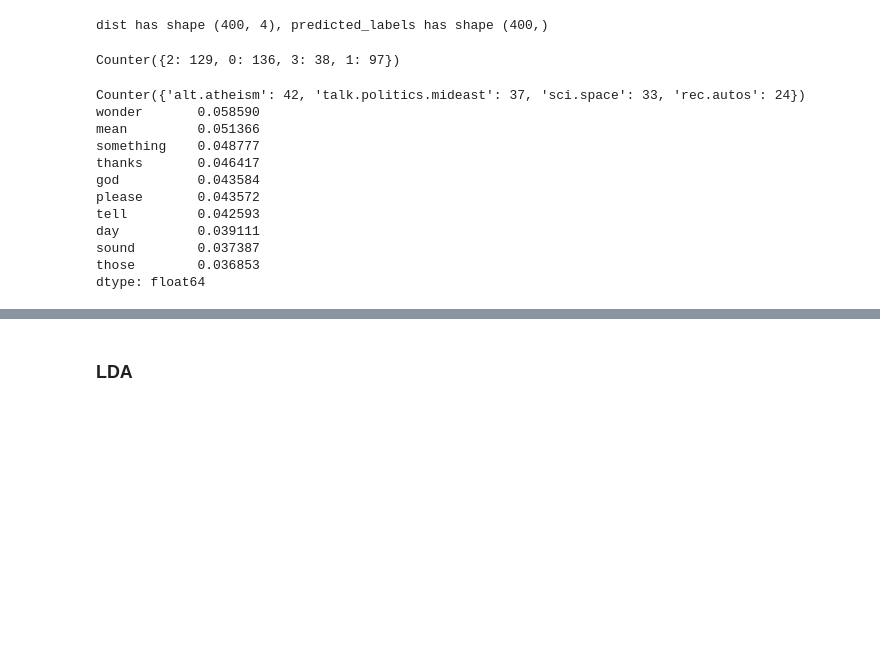
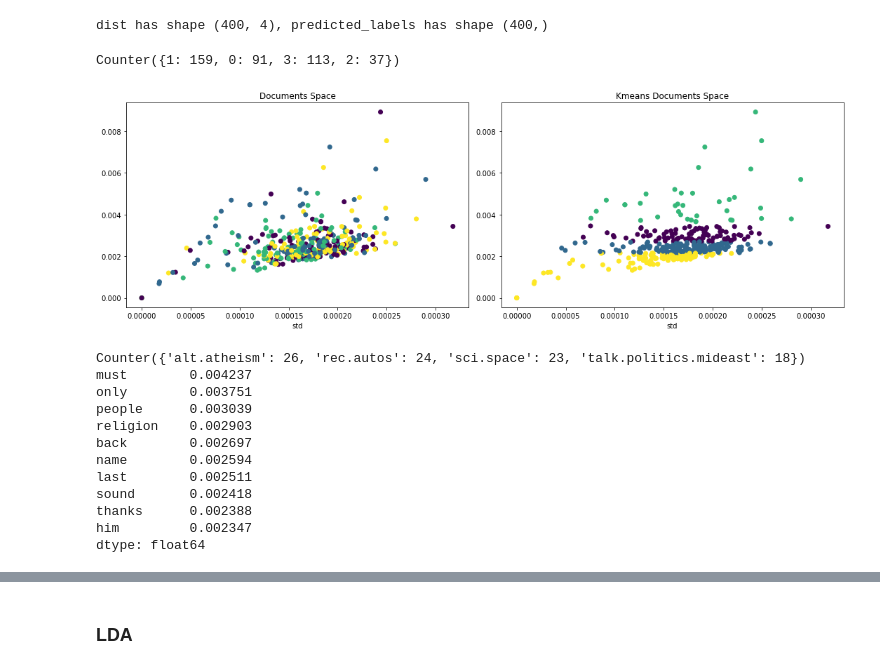
Before and after one commit to iamr0b0tx/topic_modeler, a Jupyter notebook: topic_modeler.ipynb, the cells around one changed output, grey strips where cells are left out. Drawn from its saved outputs; the diff is of its cells as text; code cells hidden in the pictures; blank space fills up the shorter version.

```diff
--- a/topic_modeler.ipynb
+++ b/topic_modeler.ipynb
@@ -260,3 +257,5 @@ doc_word_distr = word_doc_frequency * word_weight
+# %%
+doc_word_distr = word_doc_frequency_norm * word_weight
 # %%
 doc_index = 13
 word_doc_frequency_norm.iloc[doc_index].sort_values(ascending=False).head(10)
@@ -325,9 +290,9 @@ for di in range(len(doc_word_distr.index)):
 # %% [markdown]
 ### Define Latent partitions
 # %%
-# reduction = None
+reduction = None
 # reduction = "pca"
-reduction = "normal"
+# reduction = "normal"
 
 if reduction is None:
     columns = doc_word_distr.columns
@@ -338,7 +303,7 @@ if reduction == "pca":
     columns = list(range(num_of_components))
 
     pca = PCA(n_components=num_of_components, whiten=True)
-    x_new = param_values = pca.fit_transform(doc_word_distr)
+    param_values = pca.fit_transform(doc_word_distr)
 
 if reduction == "normal":
     columns = ["mean", "std"]
@@ -367,0 +327,7 @@ plt.show()
+# %%
+doc_entropy = pd.DataFrame(data=np.nan_to_num(calculate_entropy(doc_word_distr.T, base=2)), columns=[0], index=distr_params.index)[0]
+
+# doc_weight = pd.DataFrame(data=gaussian2(doc_entropy), columns=[0], index=distr_params.index)[0]
+doc_weight = pd.DataFrame(data=gaussian(doc_entropy - doc_entropy.mean()), columns=[0], index=distr_params.index)[0]
+
+doc_weight = doc_weight / doc_weight.sum()
@@ -408,4 +386,4 @@ Name: 263, dtype: float64
 # %%
-kmeans_model = KMeans(n_clusters=num_of_topics, random_state=0).fit(distr_params)
+# kmeans_model = KMeans(n_clusters=num_of_topics, random_state=0).fit(distr_params)
 # kmeans_model = KMeans(n_clusters=num_of_topics, random_state=0).fit(distr_params, sample_weight=distr_params.std(1))
-# kmeans_model = KMeans(n_clusters=num_of_topics, random_state=0).fit(distr_params, sample_weight=doc_trust_factor)
+kmeans_model = KMeans(n_clusters=num_of_topics, random_state=0).fit(distr_params, sample_weight=doc_weight)
@@ -436,7 +398,25 @@ dist has shape (400, 4), predicted_labels has shape (400,)
 # %%
 Counter(predicted_labels)
 # %% [output]
-Counter({2: 129, 0: 136, 3: 38, 1: 97})
+Counter({1: 159, 0: 91, 3: 113, 2: 37})
+# %%
+fig = plt.figure(figsize=(15,5), tight_layout=True)
+ax1 = fig.add_subplot(121)
+ax2 = fig.add_subplot(122)
+
+ax1.set_title("Documents Space")
+ax1.scatter(param_values[:, 0], param_values[:,1], c = label_indices)
+ax1.set_xlabel(columns[0])
+ax1.set_xlabel(columns[1])
+
+ax2.set_title("Kmeans Documents Space")
+ax2.scatter(param_values[:, 0], param_values[:,1], c = predicted_labels)
+ax2.set_xlabel(columns[0])
+ax2.set_xlabel(columns[1])
+
+plt.show()
+# %% [output]
+[figure, added]
 # %%
 voc_array = np.array(vocabulary)
 
@@ -470,17 +450,17 @@ def get_top(topic):
 # %%
 get_top(0)
 # %% [output]
-Counter({'alt.atheism': 42, 'talk.politics.mideast': 37, 'sci.space': 33, 'rec.autos': 24})
-wonder       0.058590
-mean         0.051366
-something    0.048777
-thanks       0.046417
-god          0.043584
-please       0.043572
-tell         0.042593
-day          0.039111
-sound        0.037387
-those        0.036853
+Counter({'alt.atheism': 26, 'rec.autos': 24, 'sci.space': 23, 'talk.politics.mideast': 18})
+must        0.004237
+only        0.003751
+people      0.003039
+religion    0.002903
+back        0.002697
+name        0.002594
+last        0.002511
+sound       0.002418
+thanks      0.002388
+him         0.002347
 dtype: float64
 # %%
 get_top(1)
```
Also changed, not shown: parts of 38 cells of this notebook, 1 other file.
